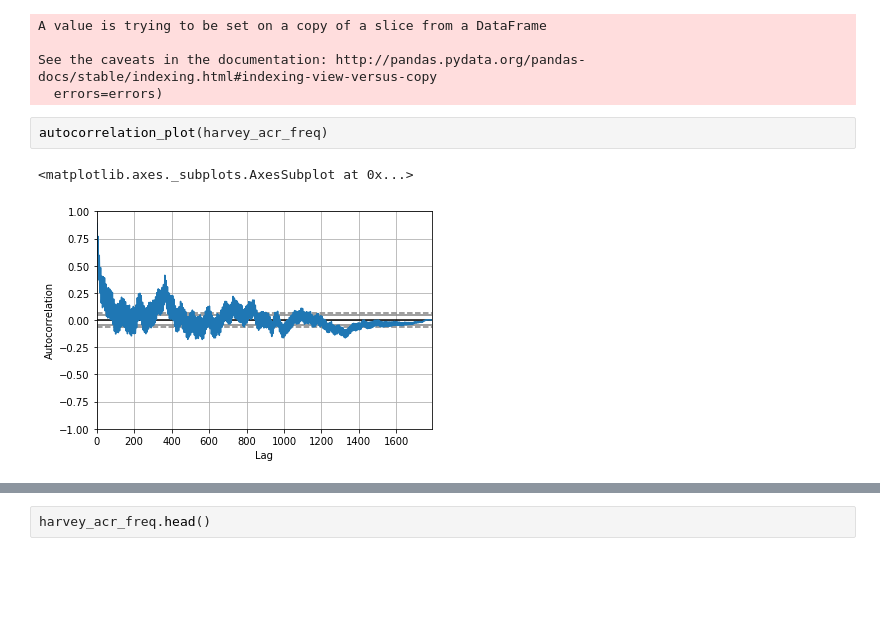
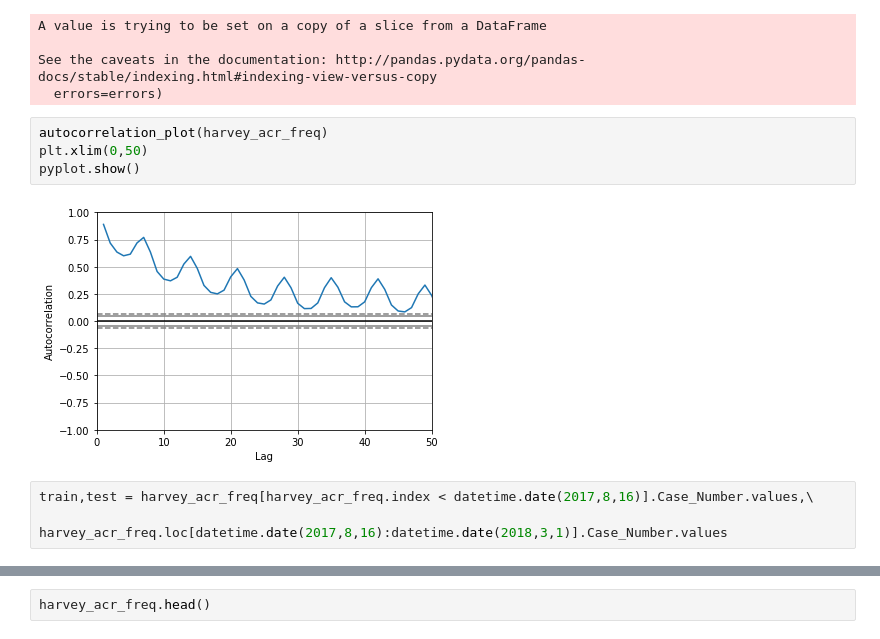
Before and after one commit to SohamMody/ADS_final, a Jupyter notebook: Cleaning_new.ipynb, the cells around one changed output, grey strips where cells are left out. Cells and saved outputs as stored; diff of their text form; blank space fills up the shorter version.

```diff
--- a/Cleaning_new.ipynb
+++ b/Cleaning_new.ipynb
@@ -661,9 +673,13 @@ A value is trying to be set on a copy of a slice from a DataFrame
 
 See the caveats in the documentation: http://pandas.pydata.org/pandas-docs/stable/indexing.html#indexing-view-versus-copy
   errors=errors)
-# %%
-autocorrelation_plot(harvey_acr_freq)
-# %% [output]
-<matplotlib.axes._subplots.AxesSubplot at 0x...>
-[figure, removed]
+# %%
+autocorrelation_plot(harvey_acr_freq)
+plt.xlim(0,50)
+pyplot.show()
+# %% [output]
+[figure, added]
+# %%
+train,test = harvey_acr_freq[harvey_acr_freq.index < datetime.date(2017,8,16)].Case_Number.values,\
+                            harvey_acr_freq.loc[datetime.date(2017,8,16):datetime.date(2018,3,1)].Case_Number.values
 # %%
```
Also changed, not shown: parts of 13 cells of this notebook.
